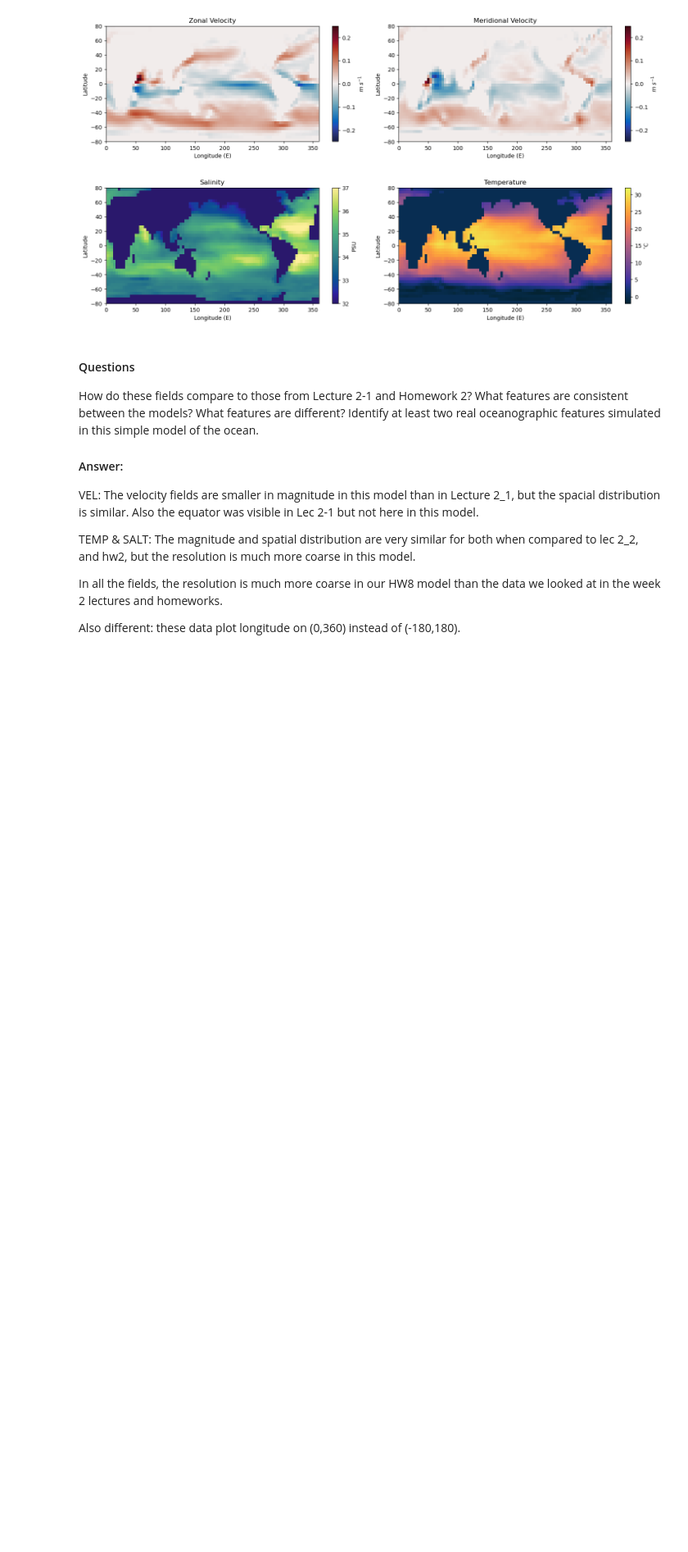
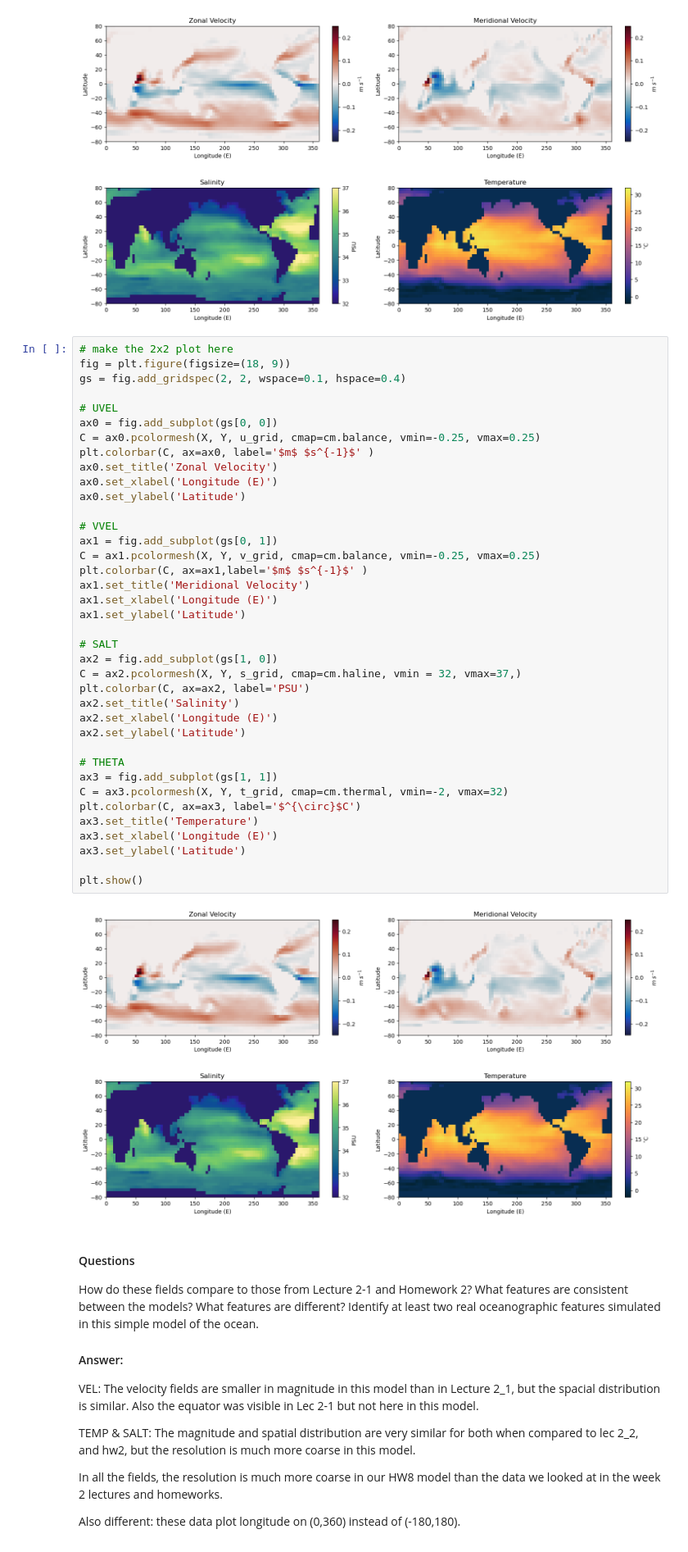
Before and after one commit to tparker1/cs185c_fall2024, a Jupyter notebook: Homework/Homework_8/HW8 An MITgcm Tutorial Experiment.ipynb, the cells around one changed output. Shown at 82% size. Drawn from its saved outputs; the diff is of its cells as text; blank space fills up the shorter version.

```diff
--- a/Homework/Homework_8/HW8 An MITgcm Tutorial Experiment.ipynb
+++ b/Homework/Homework_8/HW8 An MITgcm Tutorial Experiment.ipynb
@@ -163,6 +165,46 @@ ax3.set_ylabel('Latitude')
 plt.show()
 # %% [output]
 [figure]
+# %%
+# make the 2x2 plot here
+fig = plt.figure(figsize=(18, 9))
+gs = fig.add_gridspec(2, 2, wspace=0.1, hspace=0.4)
+
+# UVEL
+ax0 = fig.add_subplot(gs[0, 0])
+C = ax0.pcolormesh(X, Y, u_grid, cmap=cm.balance, vmin=-0.25, vmax=0.25)
+plt.colorbar(C, ax=ax0, label='$m$ $s^{-1}$' )
+ax0.set_title('Zonal Velocity')
+ax0.set_xlabel('Longitude (E)')
+ax0.set_ylabel('Latitude')
+
+# VVEL
+ax1 = fig.add_subplot(gs[0, 1])
+C = ax1.pcolormesh(X, Y, v_grid, cmap=cm.balance, vmin=-0.25, vmax=0.25)
+plt.colorbar(C, ax=ax1,label='$m$ $s^{-1}$' )
+ax1.set_title('Meridional Velocity')
+ax1.set_xlabel('Longitude (E)')
+ax1.set_ylabel('Latitude')
+
+# SALT
+ax2 = fig.add_subplot(gs[1, 0])
+C = ax2.pcolormesh(X, Y, s_grid, cmap=cm.haline, vmin = 32, vmax=37,)
+plt.colorbar(C, ax=ax2, label='PSU')
+ax2.set_title('Salinity')
+ax2.set_xlabel('Longitude (E)')
+ax2.set_ylabel('Latitude')
+
+# THETA
+ax3 = fig.add_subplot(gs[1, 1])
+C = ax3.pcolormesh(X, Y, t_grid, cmap=cm.thermal, vmin=-2, vmax=32)
+plt.colorbar(C, ax=ax3, label='$^{\circ}$C')
+ax3.set_title('Temperature')
+ax3.set_xlabel('Longitude (E)')
+ax3.set_ylabel('Latitude')
+
+plt.show()
+# %% [output]
+[figure, added]
 # %% [markdown]
 #### Questions
 
```
Also changed, not shown: parts of 1 cell of this notebook, 12 other files.
